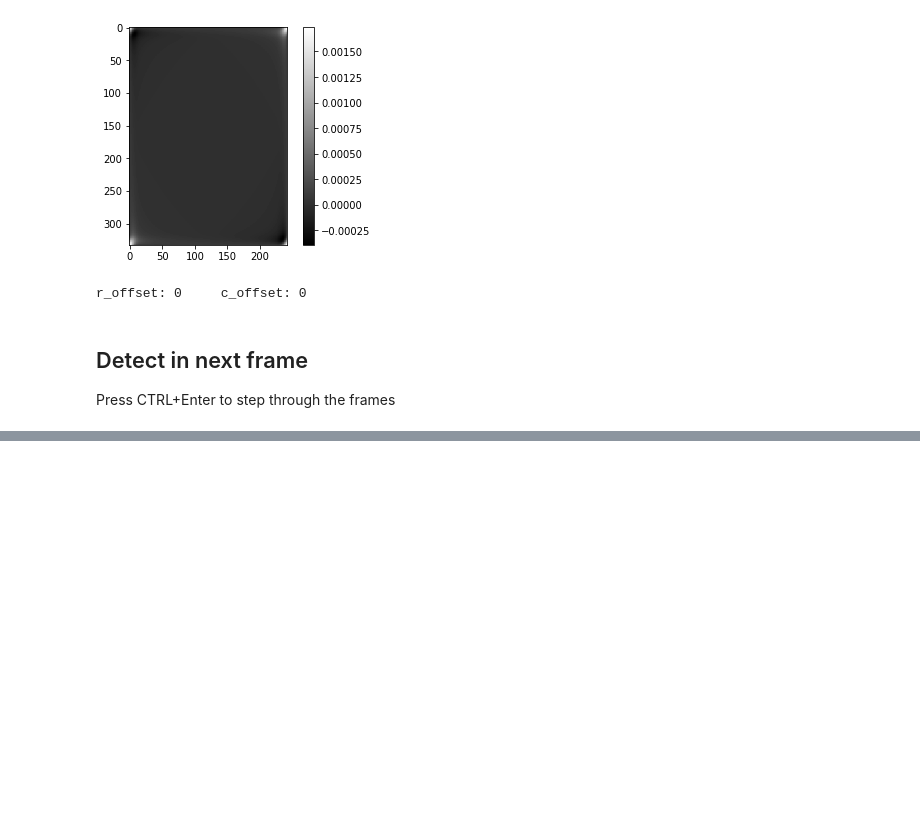
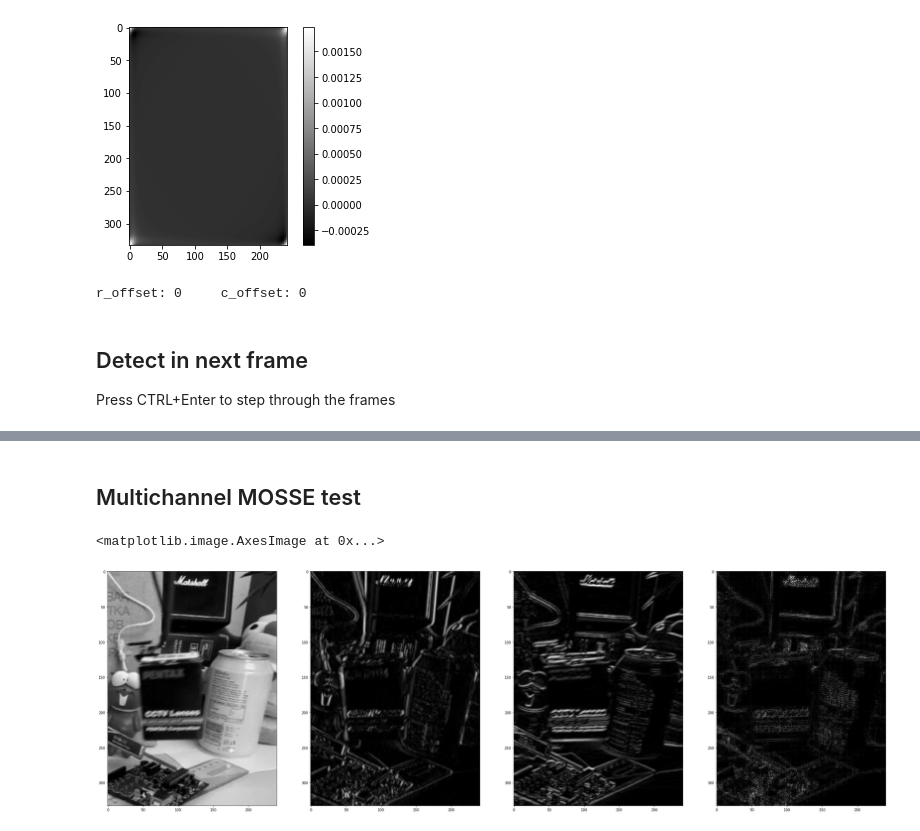
Before and after one commit to TobiasNorlund/lfr-module-2, a Jupyter notebook: notebooks/MOSSE.ipynb, the cells around one changed output, grey strips where cells are left out. Drawn from its saved outputs; the diff is of its cells as text; code cells hidden in the pictures; blank space fills up the shorter version.

```diff
--- a/notebooks/MOSSE.ipynb
+++ b/notebooks/MOSSE.ipynb
@@ -186,0 +188,25 @@ r_offset: -3    c_offset: 4
+# %% [markdown]
+## Multichannel MOSSE test
+# %%
+frame = next(a_seq)
+
+tracker = MOSSEMultiChannel()
+#image =  np.sum(frame["image"], 2) / 3
+image = frame['image']
+plt.figure(figsize=(40,40))
+
+# Features
+
+feat_descr = tracker.desc_patch_from_image(image, region)
+
+plt.subplot(141)
+plt.imshow(feat_descr[:,:,0], cmap="gray")
+plt.subplot(142)
+plt.imshow(feat_descr[:,:,1], cmap="gray")
+plt.subplot(143)
+plt.imshow(feat_descr[:,:,2], cmap="gray")
+plt.subplot(144)
+plt.imshow(feat_descr[:,:,3], cmap="gray")
+# %% [output]
+<matplotlib.image.AxesImage at 0x...>
+[figure, added]
```
Also changed, not shown: parts of 9 cells of this notebook, 3 other files.
